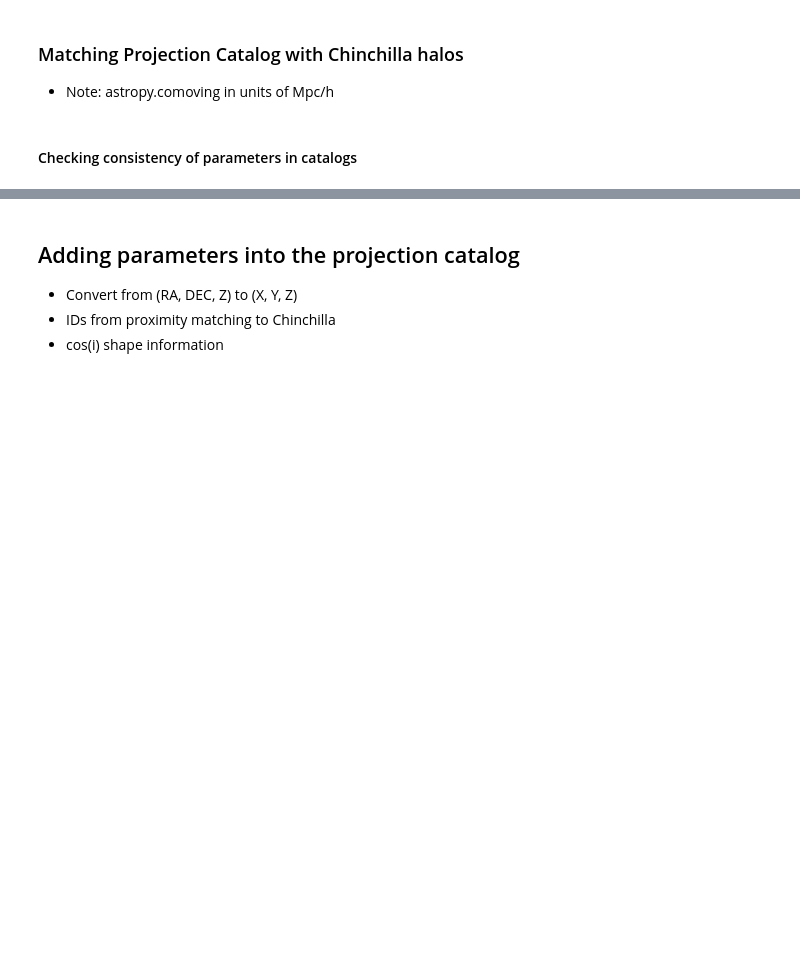
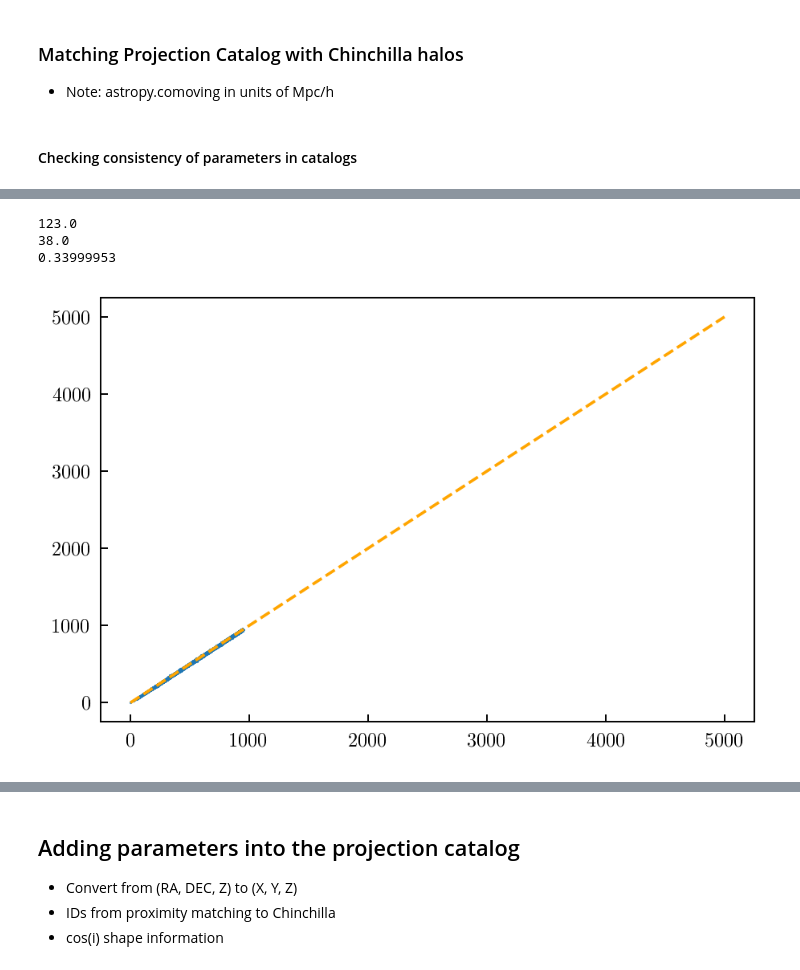
Before and after one commit to zzbenjamin94/des_y1_triaxiality, a Jupyter notebook: repo/halo_cluster_matching/read_projection.ipynb, the cells around one changed output, grey strips where cells are left out. Saved outputs shown, nothing was run; the diff lists cells and outputs as text; code cells hidden in the pictures; blank space fills up the shorter version.

```diff
--- a/repo/halo_cluster_matching/read_projection.ipynb
+++ b/repo/halo_cluster_matching/read_projection.ipynb
@@ -223,0 +266,28 @@ plt.show()
+# %%
+from astropy.cosmology import WMAP7 as cosmo
+
+sparse_ind = np.arange(50000)
+proj_data = proj_data[sparse_ind]
+
+#h-scaling
+h0 = cosmo.H(0).value/100
+
+#Compare the comoving distances and see if one has a h-scaling
+proj_comv = cosmo.comoving_distance(proj_data.Z_TR).value *h0
+proj_dist = np.sqrt(proj_data.HALOPX**2. + proj_data.HALOPY**2. + proj_data.HALOPZ**2)
+
+test_comv = cosmo.comoving_distance(0.90).value
+print test_comv//25
+print max(proj_dist//25)
+print max(proj_data.Z_TR)
+
+comv_line = np.linspace(0,5000,1000)
+plt.figure(figsize=(6,4))
+plt.scatter(proj_comv, proj_dist, s=0.1)
+plt.plot(comv_line, comv_line, linestyle='--', c='orange')
+plt.show()
+# %% [output]
+123.0
+38.0
+0.33999953
+[figure, added]
```
Also changed, not shown: parts of 27 cells of this notebook.
